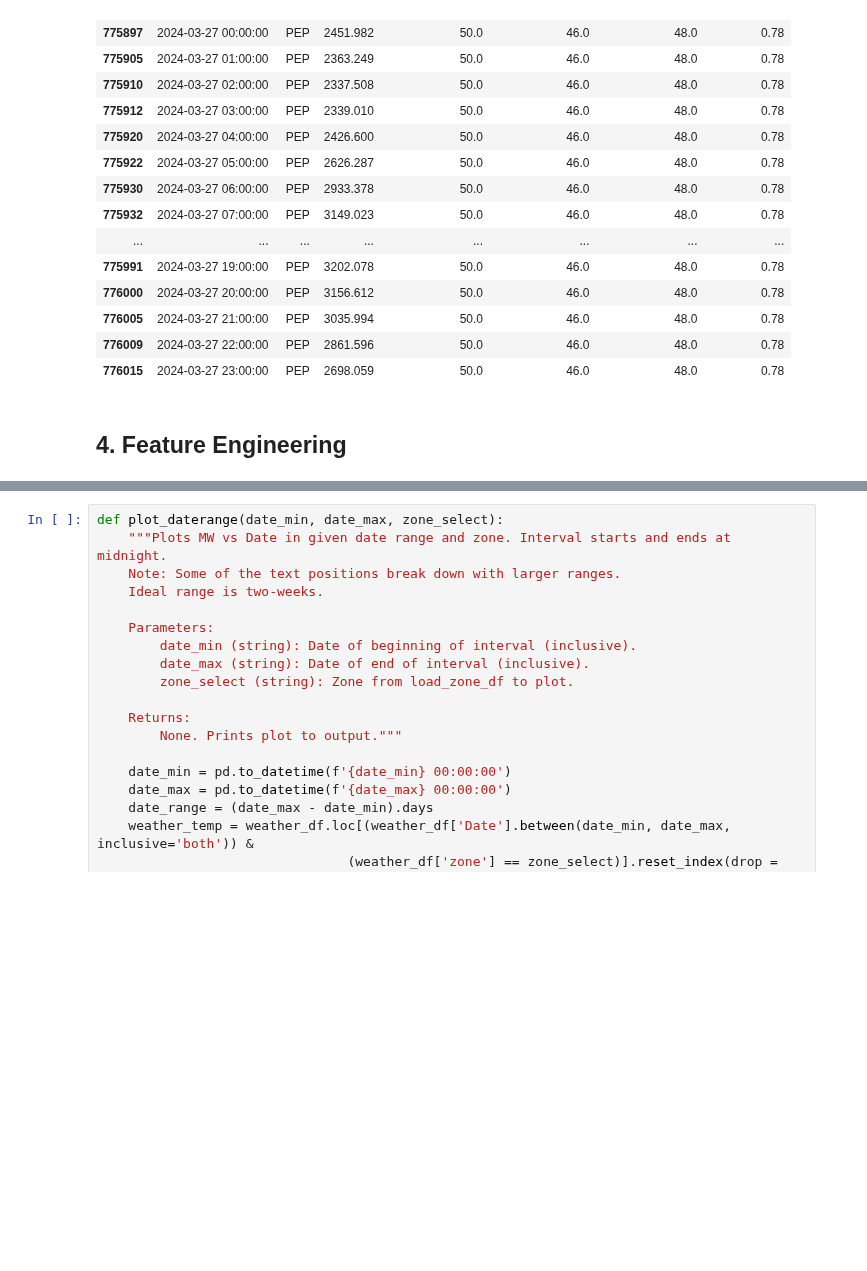
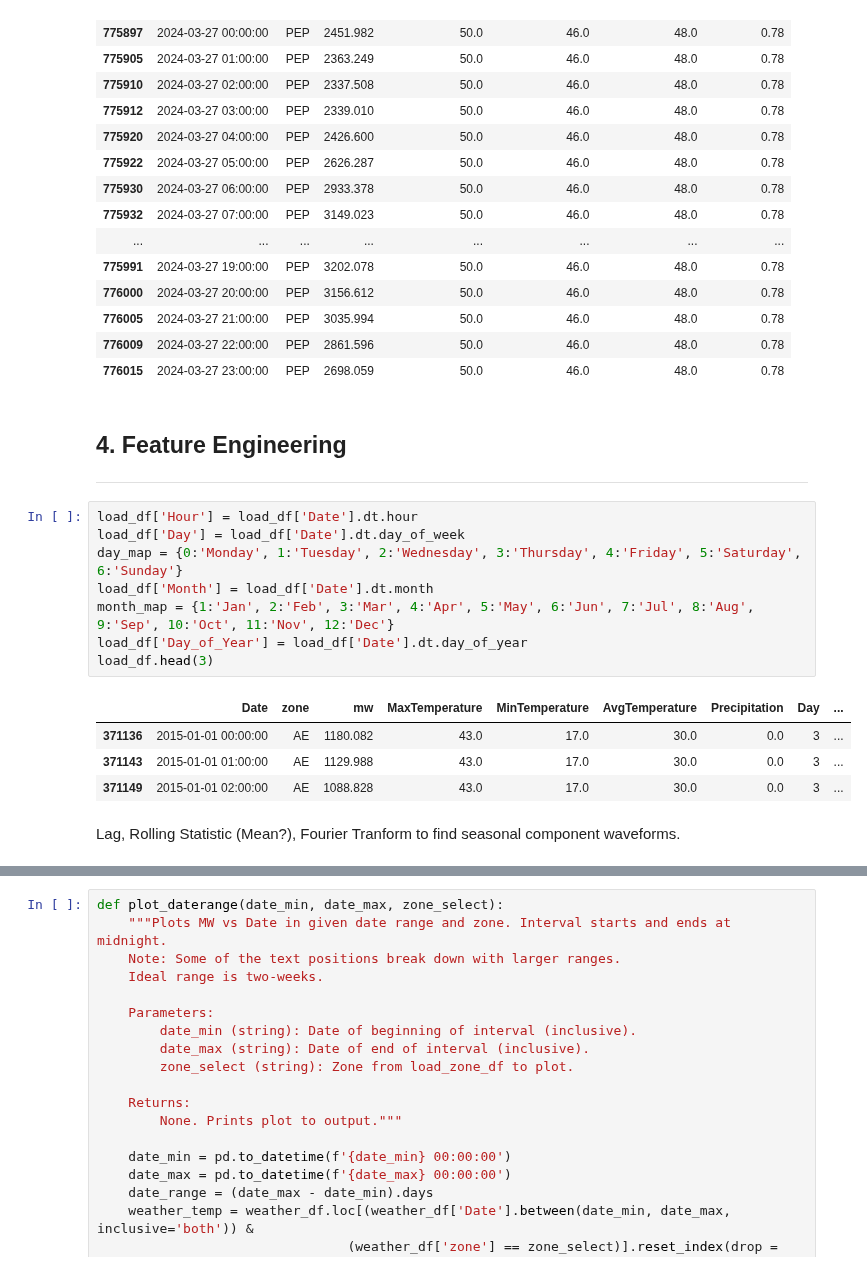
Before and after one commit to chill0121/Energy_Grid_Forecasting, a Jupyter notebook: Energy_Forecasting.ipynb, the cells around one changed output, grey strips where cells are left out. Drawn from its saved outputs; the diff is of its cells as text; blank space fills up the shorter version.

```diff
--- a/Energy_Forecasting.ipynb
+++ b/Energy_Forecasting.ipynb
@@ -734,3 +737,20 @@ display(load_df.tail(26))
 | 776015 | 2024-03-27 23:00:00 | PEP | 2698.059 | 50.0 | 46.0 | 48.0 | 0.78 |
 # %% [markdown]
 ## 4. Feature Engineering <a name="feateng"></a>
+
+---
+# %%
+load_df['Hour'] = load_df['Date'].dt.hour
+load_df['Day'] = load_df['Date'].dt.day_of_week
+day_map = {0:'Monday', 1:'Tuesday', 2:'Wednesday', 3:'Thursday', 4:'Friday', 5:'Saturday', 6:'Sunday'}
+load_df['Month'] = load_df['Date'].dt.month
+month_map = {1:'Jan', 2:'Feb', 3:'Mar', 4:'Apr', 5:'May', 6:'Jun', 7:'Jul', 8:'Aug', 9:'Sep', 10:'Oct', 11:'Nov', 12:'Dec'}
+load_df['Day_of_Year'] = load_df['Date'].dt.day_of_year
+load_df.head(3)
+# %% [output]
+|  | Date | zone | mw | MaxTemperature | MinTemperature | AvgTemperature | Precipitation | Day | ... |
+| 371136 | 2015-01-01 00:00:00 | AE | 1180.082 | 43.0 | 17.0 | 30.0 | 0.0 | 3 | ... |
+| 371143 | 2015-01-01 01:00:00 | AE | 1129.988 | 43.0 | 17.0 | 30.0 | 0.0 | 3 | ... |
+| 371149 | 2015-01-01 02:00:00 | AE | 1088.828 | 43.0 | 17.0 | 30.0 | 0.0 | 3 | ... |
+# %% [markdown]
+Lag, Rolling Statistic (Mean?), Fourier Tranform to find seasonal component waveforms.
```
Also changed, not shown: parts of 12 cells of this notebook.
